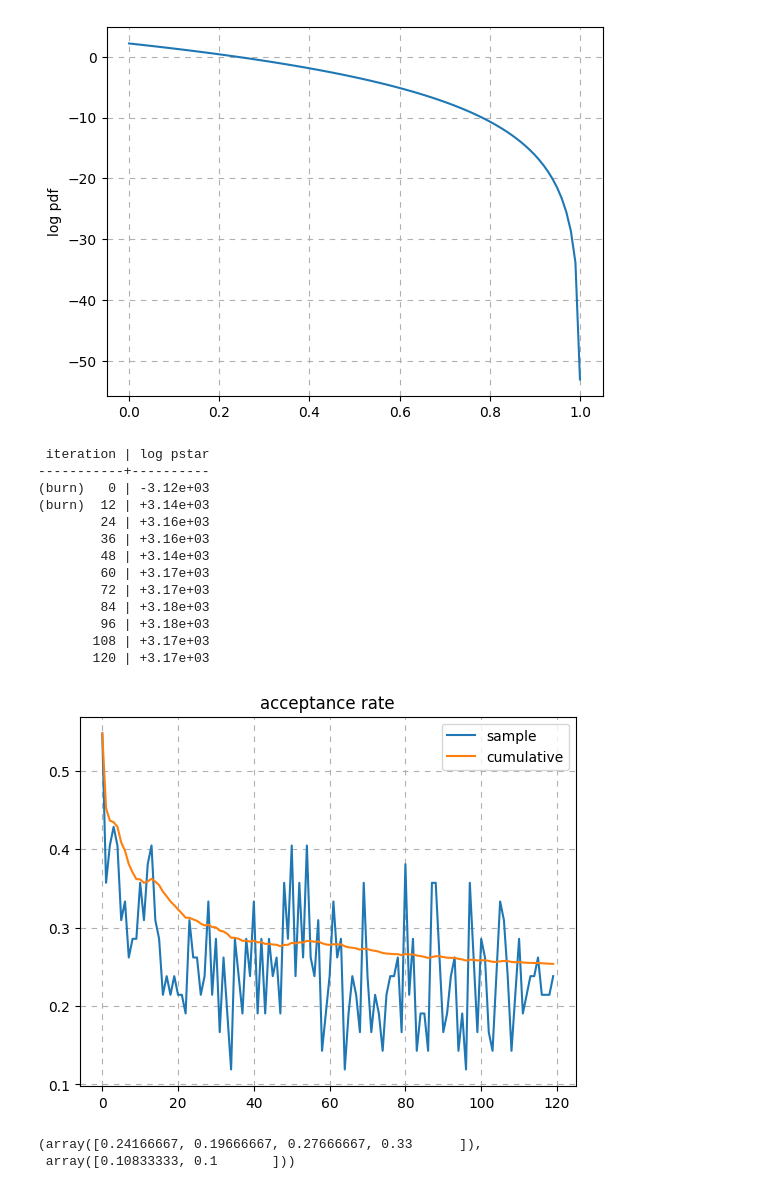
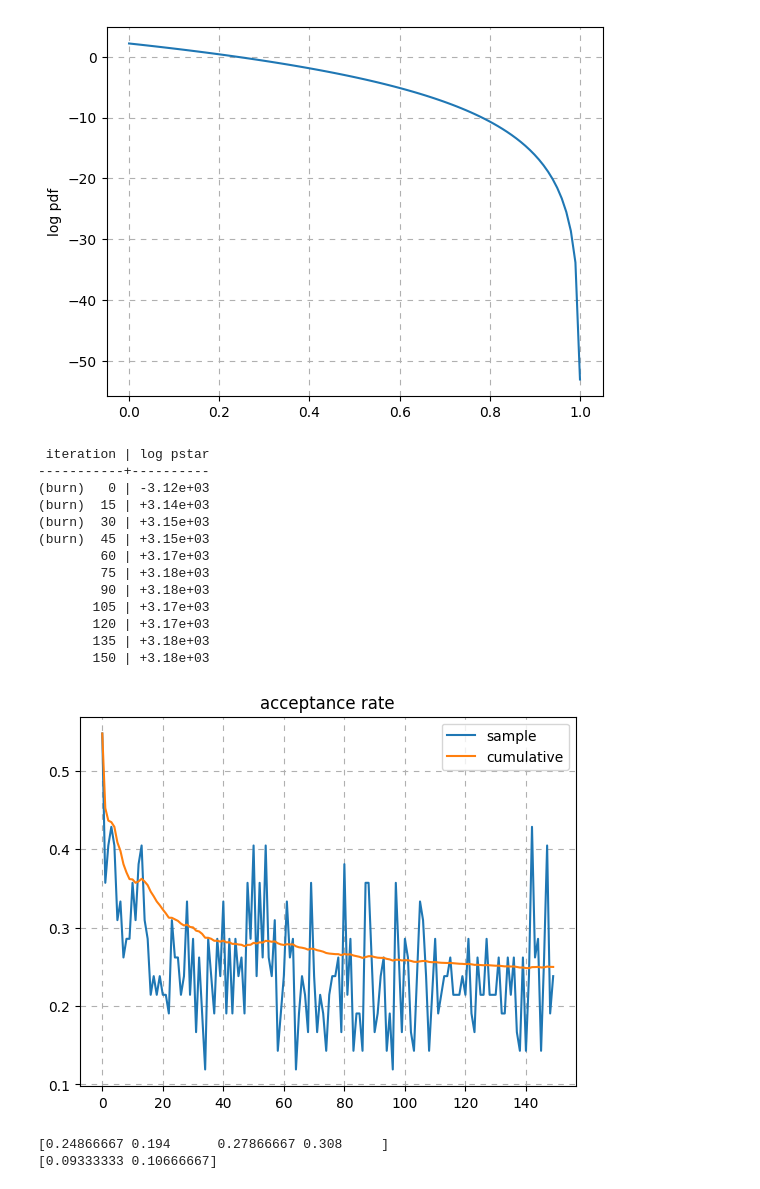
Before and after one commit to jordan-wei-taylor/dummy-jump-diffusion, a Jupyter notebook: jupyter.ipynb, the cells around one changed output. Drawn from its saved outputs; the diff is of its cells as text; code cells hidden in the pictures.

```diff
--- a/jupyter.ipynb
+++ b/jupyter.ipynb
@@ -307,7 +307,7 @@ def gibbs(log_pstar, theta0, n, data, burn = 0.2, transition = 0.1, random_state
             print(f'\r{"(burn)" if i <= burn else "      "} {i:3d} | {log[ind]:+.2e}', end = '\n' if i % verbose == 0 else '')
 
     # samples[n, m], rejection indicator [N, m], pstar(all_samples) [N, m] where N > n due to burn-in
-    return np.array(samples[n - N + 1:]), acc[1:], log
+    return np.array(samples[burn:]), acc[1:], log
 # %%
 # execute our gibbs sampler with some number of samples, `n`, and a burn-in period, `burn`.
 # on my personal (old laptop):
@@ -318,48 +318,52 @@ def gibbs(log_pstar, theta0, n, data, burn = 0.2, transition = 0.1, random_state
 
 # mu_1, log_10(sd_1), lam_1, pr_1, mu_2, log_10(sd_2), lam_2, pr_2, ..., mu_j, log_10(sd_j)
 theta0            = np.array([0.0,-2.0, 2.0, 0.7] * len(index) + [0.2,-1.0])
 
 # every parameter of theta0 will change by N(0, 0.1^2) when sampling
 transition        = [0.01, 0.2, 1.5, 0.3] * len(data) + [0.2, 1.0]
 
 n                 = 100
-burn              = 20
+burn              =  50
 samples, acc, log = gibbs(log_pstar, theta0, n, transition = transition, burn = burn, random_state = 0, data = data, start = start, verbose = 0.1)
 
 # average result
 average         = samples.mean(axis = 0)
 
 # as we have an acceptance indicator for each element within a sample
 # average across the elements within a sample
 accept = acc.mean(axis = 1)
 
 # visualise acceptance rate
 plt.plot(accept, label = 'sample')
 plt.plot(accept.cumsum(axis = 0) / np.arange(1, len(accept) + 1), label = 'cumulative')
 plt.title('acceptance rate')
 plt.grid(ls = (0, (5, 5)))
 plt.legend()
 plt.show()
 # %% [output]
  iteration | log pstar
 -----------+----------
 (burn)   0 | -3.12e+03
-(burn)  12 | +3.14e+03
-        24 | +3.16e+03
-        36 | +3.16e+03
-        48 | +3.14e+03
+(burn)  15 | +3.14e+03
+(burn)  30 | +3.15e+03
+(burn)  45 | +3.15e+03
         60 | +3.17e+03
-        72 | +3.17e+03
-        84 | +3.18e+03
-        96 | +3.18e+03
-       108 | +3.17e+03
+        75 | +3.18e+03
+        90 | +3.18e+03
+       105 | +3.17e+03
        120 | +3.17e+03
+       135 | +3.18e+03
+       150 | +3.18e+03
-[figure, old version]
+[figure, new version]
 # %%
-(acc.cumsum(axis = 0) / np.arange(1, len(acc) + 1).reshape(-1, 1))[-1,:-2].reshape(-1,c).mean(axis = 0),(acc.cumsum(axis = 0) / np.arange(1, len(acc) + 1).reshape(-1, 1))[-1,-2:]
+# average acceptance rate for mu_i, log_sd_i, lam_i, p_i
+print((acc.cumsum(axis = 0) / np.arange(1, len(acc) + 1).reshape(-1, 1))[-1,:-2].reshape(-1,c).mean(axis = 0))
+
+# acceptance rate for mu_j, log_sd_j
+print((acc.cumsum(axis = 0) / np.arange(1, len(acc) + 1).reshape(-1, 1))[-1,-2:])
 # %% [output]
-(array([0.24166667, 0.19666667, 0.27666667, 0.33      ]),
- array([0.10833333, 0.1       ]))
+[0.24866667 0.194      0.27866667 0.308     ]
+[0.09333333 0.10666667]
 # %%
 L = log.mean(axis = 1)
 
```
Also changed, not shown: parts of 8 cells of this notebook.
